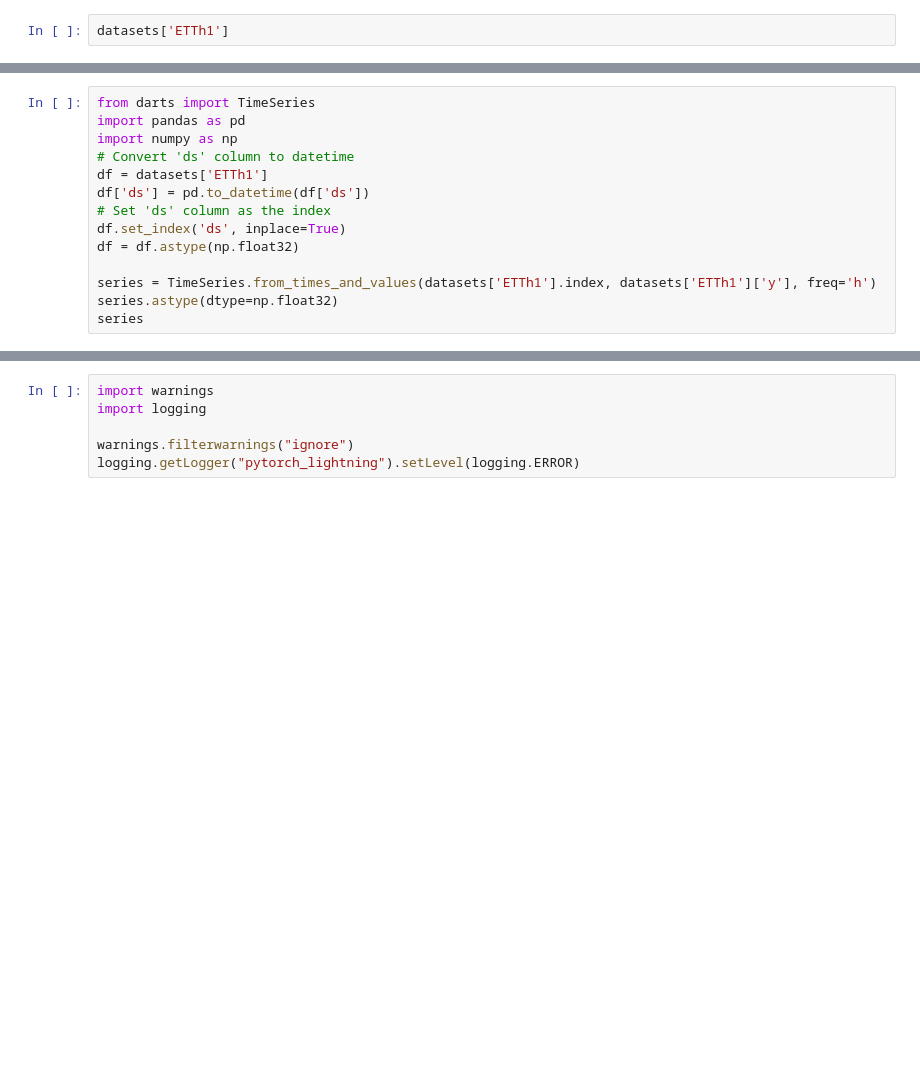
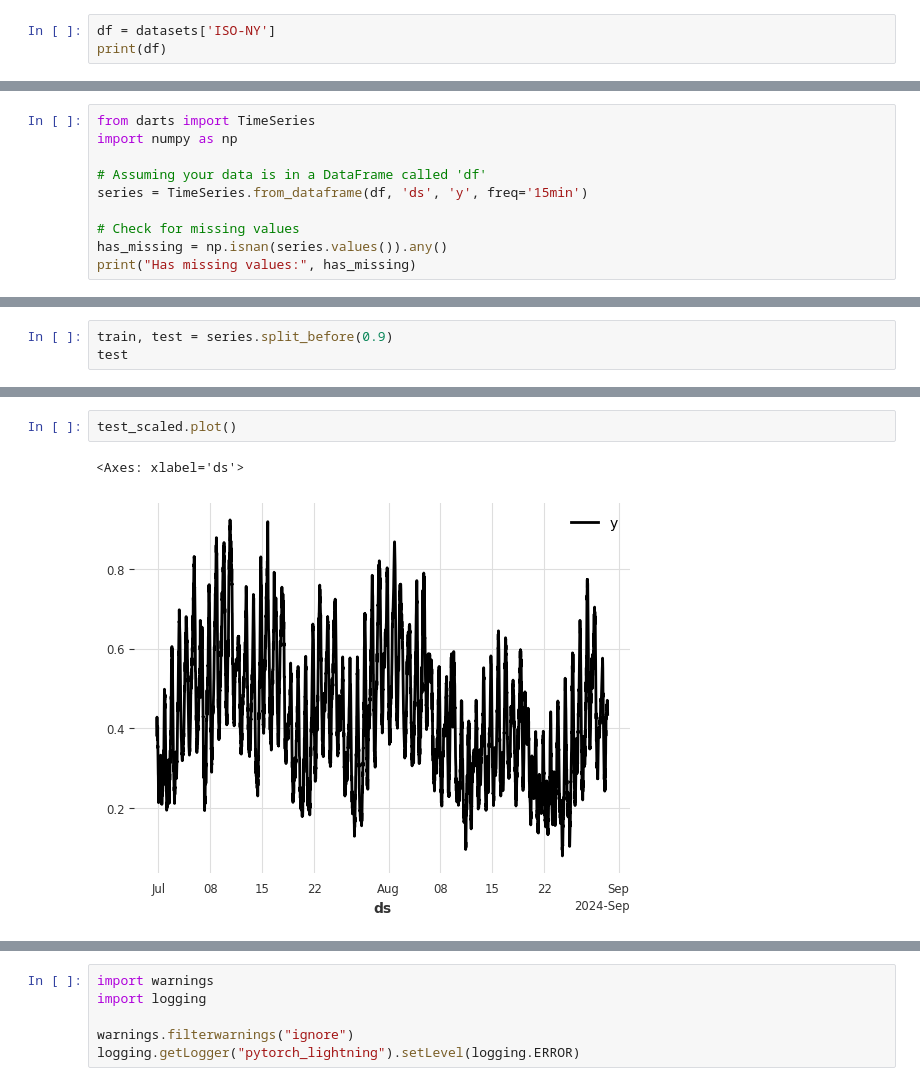
Before and after one commit to tamoraji/PyTSF-MfG, a Jupyter notebook: testbed/TCN.ipynb, the cells around one changed output, grey strips where cells are left out. Drawn from its saved outputs; the diff is of its cells as text; blank space fills up the shorter version.

Commit message:
updated 2 datasets and configs

```diff
--- a/testbed/TCN.ipynb
+++ b/testbed/TCN.ipynb
@@ -10,3 +23,4 @@ datasets = load_datasets_statforecast_uni(data_path)
 # %%
-datasets['ETTh1']
+df = datasets['ISO-NY']
+print(df)
 # %% [output]
@@ -26,14 +40,0 @@ datasets['ETTh1']
-# %%
-from darts import TimeSeries
-import pandas as pd
-import numpy as np
-# Convert 'ds' column to datetime
-df = datasets['ETTh1']
-df['ds'] = pd.to_datetime(df['ds'])
-# Set 'ds' column as the index
-df.set_index('ds', inplace=True)
-df = df.astype(np.float32)
-
-series = TimeSeries.from_times_and_values(datasets['ETTh1'].index, datasets['ETTh1']['y'], freq='h')
-series.astype(dtype=np.float32)
-series
@@ -90,0 +41,10 @@ test_scaled = scaler.transform(test)
+# %%
+from darts import TimeSeries
+import numpy as np
+
+# Assuming your data is in a DataFrame called 'df'
+series = TimeSeries.from_dataframe(df, 'ds', 'y', freq='15min')
+
+# Check for missing values
+has_missing = np.isnan(series.values()).any()
+print("Has missing values:", has_missing)
@@ -90,0 +53,3 @@ test_scaled = scaler.transform(test)
+# %%
+train, test = series.split_before(0.9)
+test
@@ -91,3 +99,8 @@ test_scaled = scaler.transform(test)
+# %%
+test_scaled.plot()
+# %% [output]
+<Axes: xlabel='ds'>
+[figure, added]
 # %%
 from modules.algorithm_factory import create_algorithm
 
```
Also changed, not shown: parts of 20 cells of this notebook, 3 other files.
